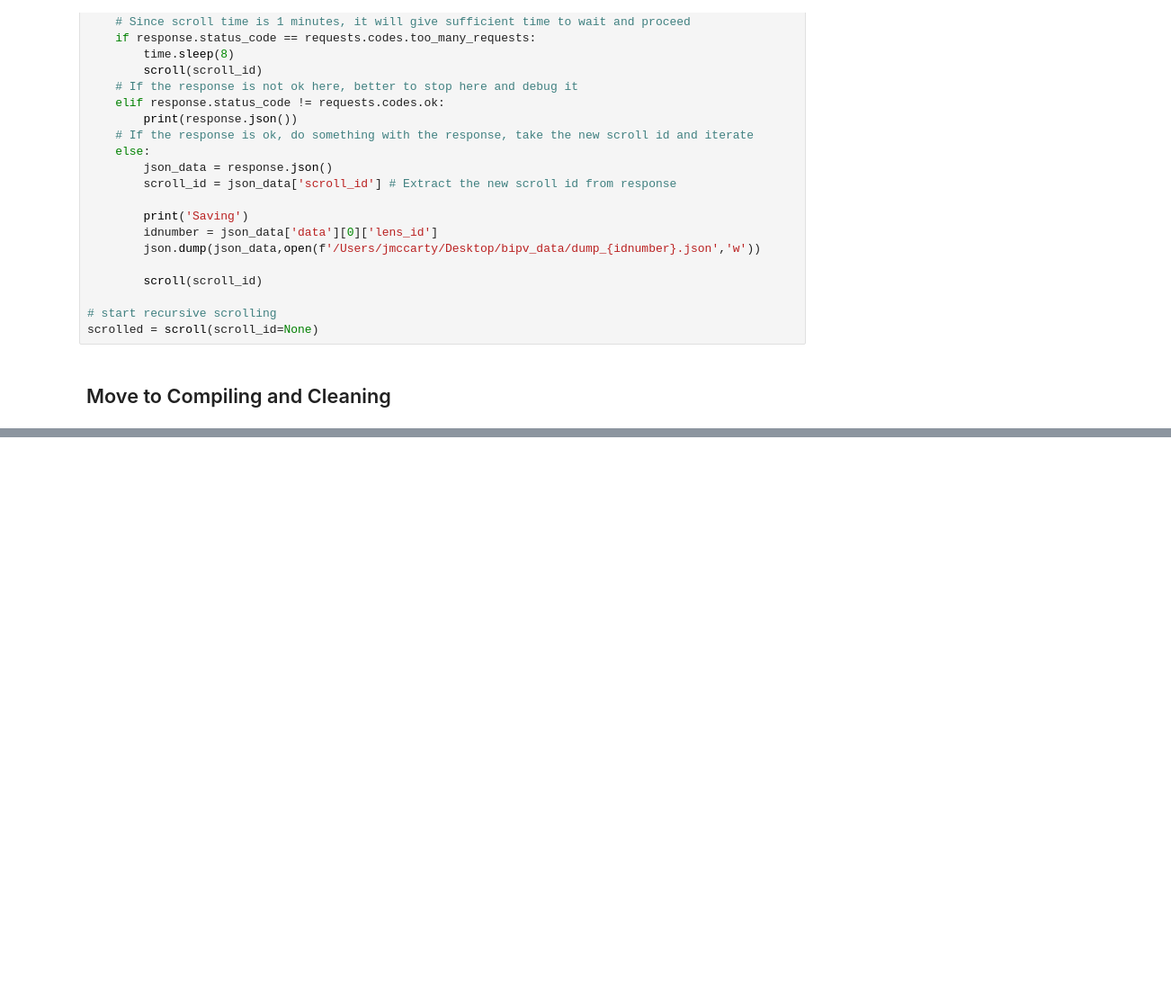
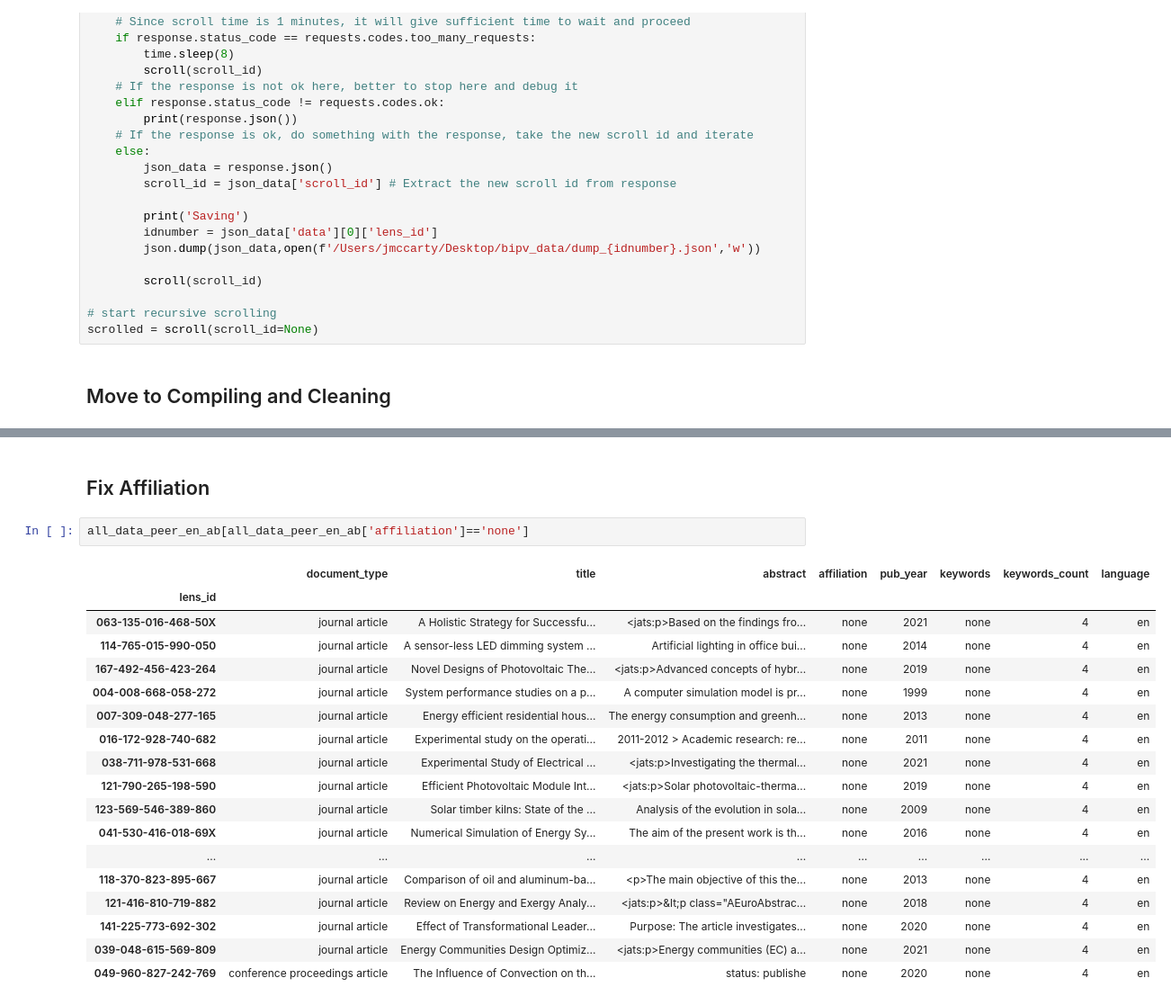
Before and after one commit to justinfmccarty/urban_bipv_annotated_bib, a Jupyter notebook: notebooks/bipv_lit_analysis.ipynb, the cells around one changed output, grey strips where cells are left out. Shown: that part at 90% size. Saved outputs shown, nothing was run; the diff lists cells and outputs as text; blank space fills up the shorter version.

```diff
--- a/notebooks/bipv_lit_analysis.ipynb
+++ b/notebooks/bipv_lit_analysis.ipynb
@@ -221,0 +275,23 @@ print(len(all_data_peer_en_ab))
+# %% [markdown]
+## Fix Affiliation
+# %%
+all_data_peer_en_ab[all_data_peer_en_ab['affiliation']=='none']
+# %% [output]
+|  | document_type | title | abstract | affiliation | pub_year | keywords | keywords_count | language |
+| lens_id |  |  |  |  |  |  |  |  |
+| 063-135-016-468-50X | journal article | A Holistic Strategy for Successfu... | <jats:p>Based on the findings fro... | none | 2021 | none | 4 | en |
+| 114-765-015-990-050 | journal article | A sensor-less LED dimming system ... | Artificial lighting in office bui... | none | 2014 | none | 4 | en |
+| 167-492-456-423-264 | journal article | Novel Designs of Photovoltaic The... | <jats:p>Advanced concepts of hybr... | none | 2019 | none | 4 | en |
+| 004-008-668-058-272 | journal article | System performance studies on a p... | A computer simulation model is pr... | none | 1999 | none | 4 | en |
+| 007-309-048-277-165 | journal article | Energy efficient residential hous... | The energy consumption and greenh... | none | 2013 | none | 4 | en |
+| 016-172-928-740-682 | journal article | Experimental study on the operati... | 2011-2012 > Academic research: re... | none | 2011 | none | 4 | en |
+| 038-711-978-531-668 | journal article | Experimental Study of Electrical ... | <jats:p>Investigating the thermal... | none | 2021 | none | 4 | en |
+| 121-790-265-198-590 | journal article | Efficient Photovoltaic Module Int... | <jats:p>Solar photovoltaic-therma... | none | 2019 | none | 4 | en |
+| 123-569-546-389-860 | journal article | Solar timber kilns: State of the ... | Analysis of the evolution in sola... | none | 2009 | none | 4 | en |
+| 041-530-416-018-69X | journal article | Numerical Simulation of Energy Sy... | The aim of the present work is th... | none | 2016 | none | 4 | en |
+| ... | ... | ... | ... | ... | ... | ... | ... | ... |
+| 118-370-823-895-667 | journal article | Comparison of oil and aluminum-ba... | <p>The main objective of this the... | none | 2013 | none | 4 | en |
+| 121-416-810-719-882 | journal article | Review on Energy and Exergy Analy... | <jats:p>&lt;p class="AEuroAbstrac... | none | 2018 | none | 4 | en |
+| 141-225-773-692-302 | journal article | Effect of Transformational Leader... | Purpose: The article investigates... | none | 2020 | none | 4 | en |
+| 039-048-615-569-809 | journal article | Energy Communities Design Optimiz... | <jats:p>Energy communities (EC) a... | none | 2021 | none | 4 | en |
+| 049-960-827-242-769 | conference proceedings article | The Influence of Convection on th... | status: publishe | none | 2020 | none | 4 | en |
```
Also changed, not shown: parts of 22 cells of this notebook, 7 other files.
